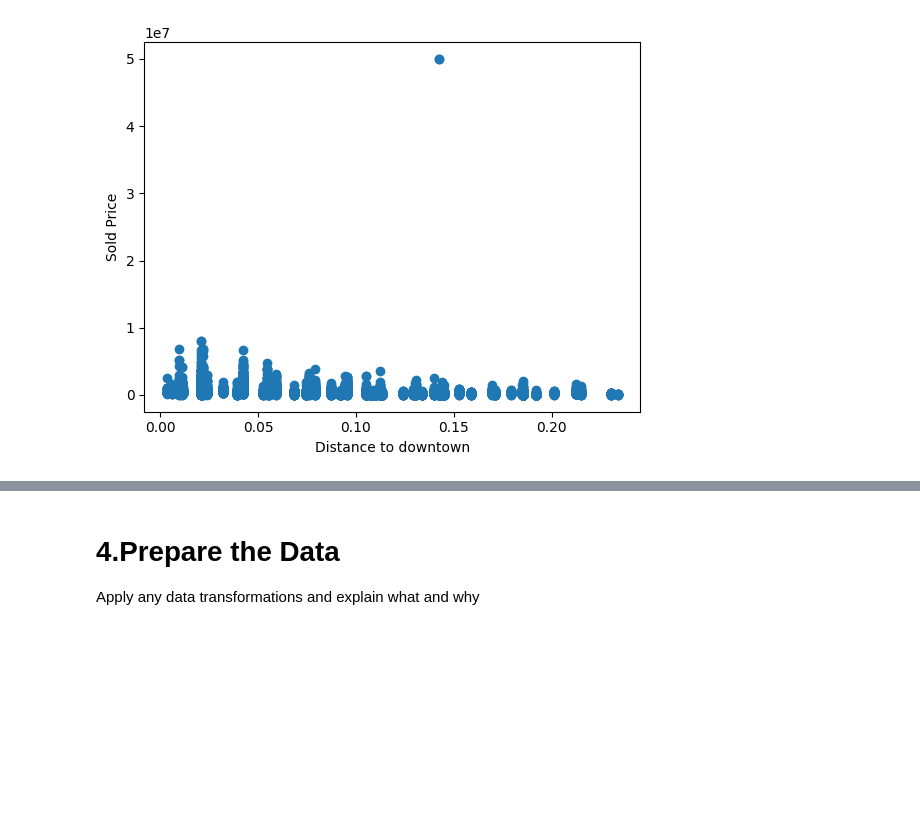
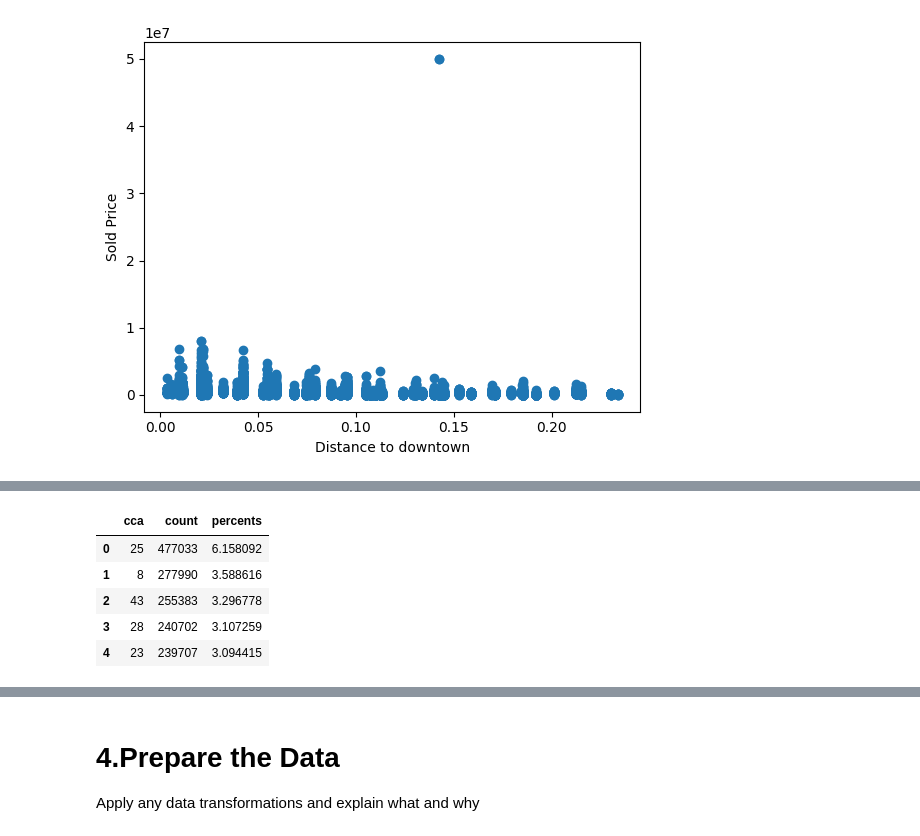
Before and after one commit to Kyra15/MachineLearningAHS, a Jupyter notebook: Project_2/Project_2.ipynb, the cells around one changed output, grey strips where cells are left out. Saved outputs shown, nothing was run; the diff lists cells and outputs as text; code cells hidden in the pictures; blank space fills up the shorter version.

```diff
--- a/Project_2/Project_2.ipynb
+++ b/Project_2/Project_2.ipynb
@@ -408,0 +428,17 @@ plt.show()
+# %%
+neighborhood_to_cca = pd.read_csv("chicago_cca_exploded.csv")
+
+crime_counts = pd.read_csv("val_counts.csv")
+
+total_crime = crime_counts["count"].sum()
+
+crime_counts["percents"] = (crime_counts["count"] / total_crime) * 100
+# %%
+crime_counts.head()
+# %% [output]
+|  | cca | count | percents |
+| 0 | 25 | 477033 | 6.158092 |
+| 1 | 8 | 277990 | 3.588616 |
+| 2 | 43 | 255383 | 3.296778 |
+| 3 | 28 | 240702 | 3.107259 |
+| 4 | 23 | 239707 | 3.094415 |
```
Also changed, not shown: parts of 38 cells of this notebook.
